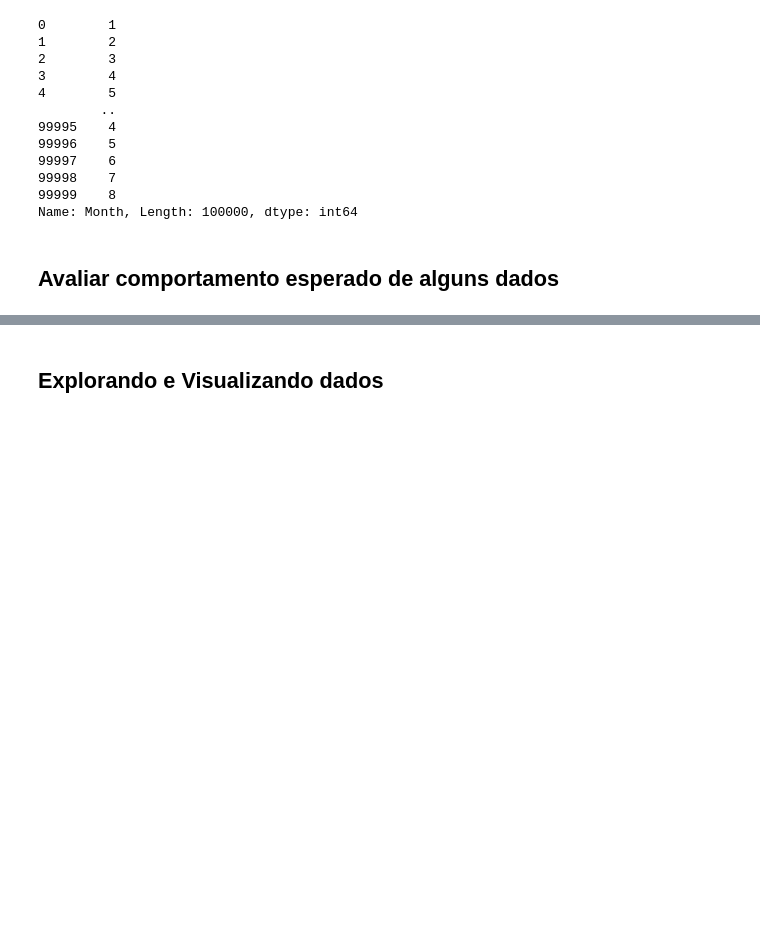
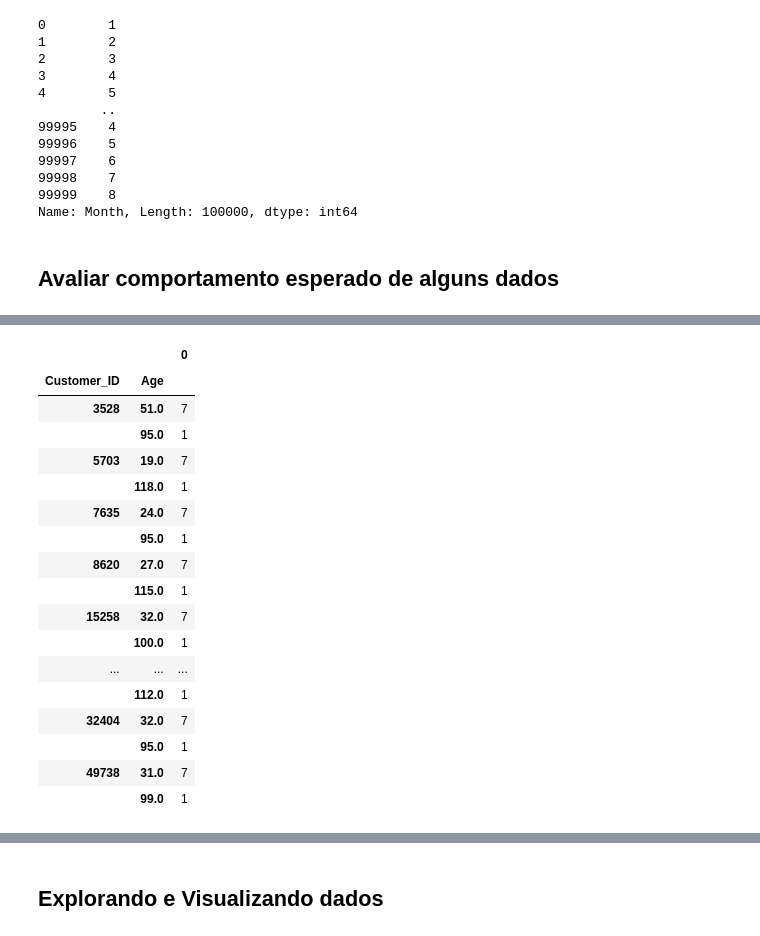
Before and after one commit to SLMath/Credit_Score-Analysis, a Jupyter notebook: credit_score.ipynb, the cells around one changed output, grey strips where cells are left out. Saved outputs shown, nothing was run; the diff lists cells and outputs as text; code cells hidden in the pictures; blank space fills up the shorter version.

```diff
--- a/credit_score.ipynb
+++ b/credit_score.ipynb
@@ -325,0 +432,13 @@ Name: Month, Length: 100000, dtype: int64
+# %%
+# max-min está muito discrepante, vamos transformar em nulos os valores
+# impossiveis para idade e refazer a analise
+data_df.loc[data_df[data_df['Age'] < 0].index, 'Age'] = np.nan
+data_df.loc[data_df[data_df['Age'] > 120].index, 'Age'] = np.nan
+
+# check max - min in ages
+age_dif_df = data_df.groupby('Customer_ID')['Age'].agg(
+    lambda age: age.max() - age.min()
+)
+
+# exibir valores inesperados
+age_dif_df.sort_values()
@@ -325,0 +459,23 @@ Name: Month, Length: 100000, dtype: int64
+# %%
+aval_cust = age_dif_df[age_dif_df > 1].index
+weird_ages = data_df[data_df['Customer_ID'].apply(lambda id : id in aval_cust)][['Customer_ID', 'Age']]
+weird_ages.value_counts().sort_index().to_frame()
+# %% [output]
+|  |  | 0 |
+| Customer_ID | Age |  |
+| 3528 | 51.0 | 7 |
+|  | 95.0 | 1 |
+| 5703 | 19.0 | 7 |
+|  | 118.0 | 1 |
+| 7635 | 24.0 | 7 |
+|  | 95.0 | 1 |
+| 8620 | 27.0 | 7 |
+|  | 115.0 | 1 |
+| 15258 | 32.0 | 7 |
+|  | 100.0 | 1 |
+| ... | ... | ... |
+|  | 112.0 | 1 |
+| 32404 | 32.0 | 7 |
+|  | 95.0 | 1 |
+| 49738 | 31.0 | 7 |
+|  | 99.0 | 1 |
```
Also changed, not shown: parts of 35 cells of this notebook.
